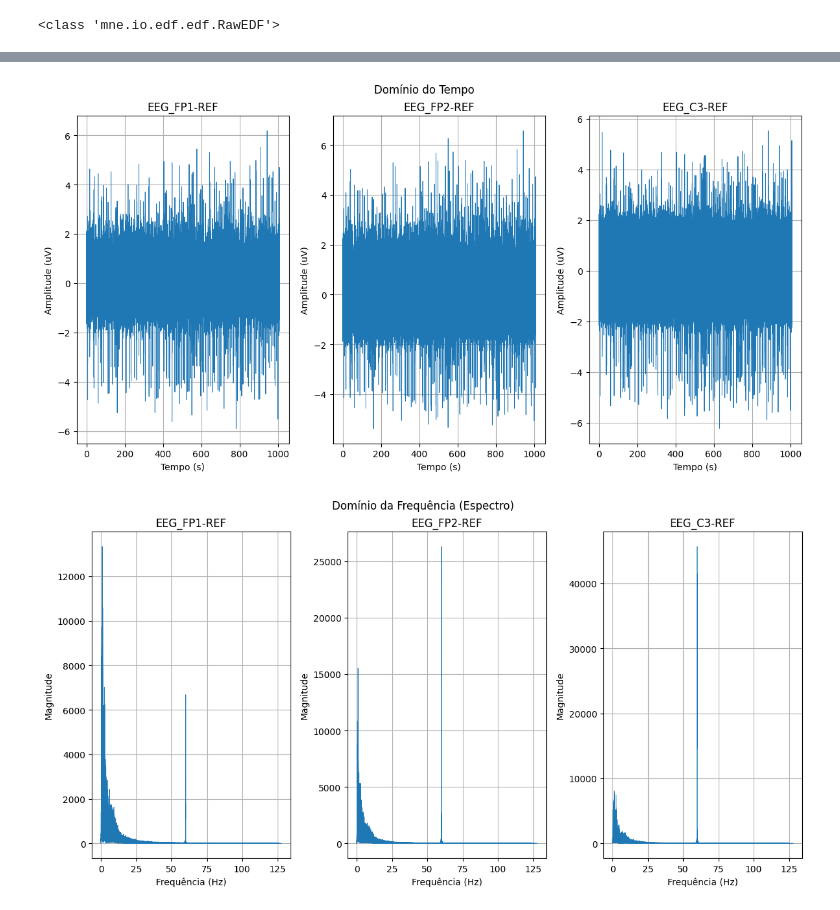
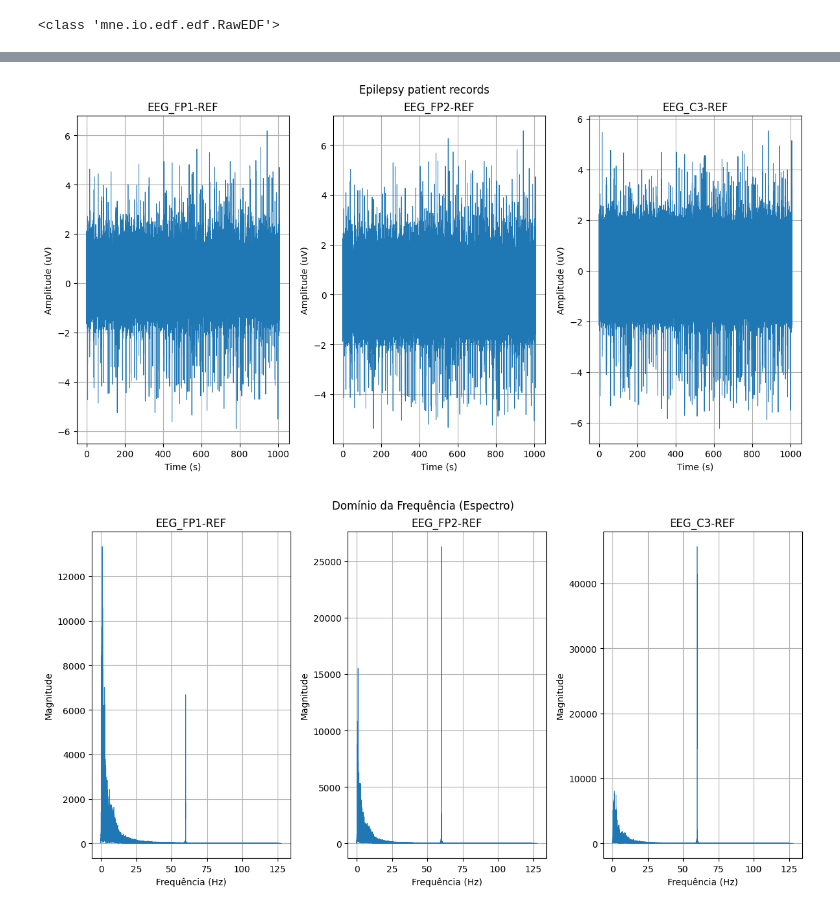
Before and after one commit to labneoc/generativediffusion, a Jupyter notebook: preprocessing.ipynb, the cells around one changed output, grey strips where cells are left out. Saved outputs shown, nothing was run; the diff lists cells and outputs as text; code cells hidden in the pictures.

```diff
--- a/preprocessing.ipynb
+++ b/preprocessing.ipynb
@@ -216,36 +207,36 @@ Todos os canais foram processados e salvos em /Users/analuiza/Documents/codes/te
 # Lista dos arquivos processados para visualização
 signals_to_plot = [
     '/Users/analuiza/Documents/codes/templedata/00007656_s010_t000_processed_data/EEG_FP1-REF.npy',
     '/Users/analuiza/Documents/codes/templedata/00007656_s010_t000_processed_data/EEG_FP2-REF.npy',
     '/Users/analuiza/Documents/codes/templedata/00007656_s010_t000_processed_data/EEG_C3-REF.npy',
 ]
 
 # Parâmetros do EEG
 sfreq = 256.0  # Frequência de amostragem (ajustar conforme o registro)
 time = np.arange(0, len(np.load(signals_to_plot[0])) / sfreq, 1 / sfreq)  # Vetor de tempo
 
 # Função para calcular o espectro de potência
 def calculate_power_spectrum(signal, sfreq):
     n = len(signal)
     freq = fftfreq(n, d=1/sfreq)[:n//2]  # Apenas frequências positivas
     spectrum = np.abs(fft(signal))[:n//2]  # Magnitude do espectro
     return freq, spectrum
 
 # Grid 1: Domínio do Tempo
 plt.figure(figsize=(12, 6))
 for i, file in enumerate(signals_to_plot):
     signal = np.load(file)
     plt.subplot(1, 3, i + 1)
     plt.plot(time, signal, lw=0.7)
     plt.title(file.split('/')[-1].replace('.npy', ''))
-    plt.xlabel('Tempo (s)')
+    plt.xlabel('Time (s)')
     plt.ylabel('Amplitude (uV)')
     plt.grid(True)
 plt.tight_layout()
-plt.suptitle('Domínio do Tempo', y=1.02)
+plt.suptitle('Epilepsy patient records', y=1.02)
 plt.show()
 # %% [output]
-[figure, old version]
+[figure, new version]
 # %%
 # Grid 2: Domínio da Frequência
 plt.figure(figsize=(12, 6))
```
Also changed, not shown: parts of 17 cells of this notebook, 18 other files.
